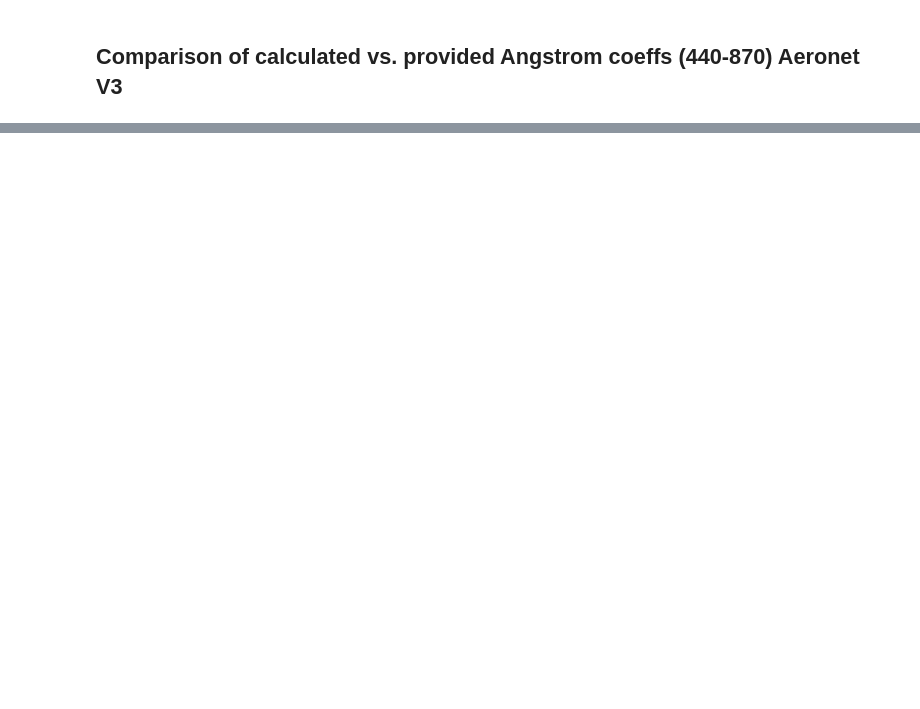
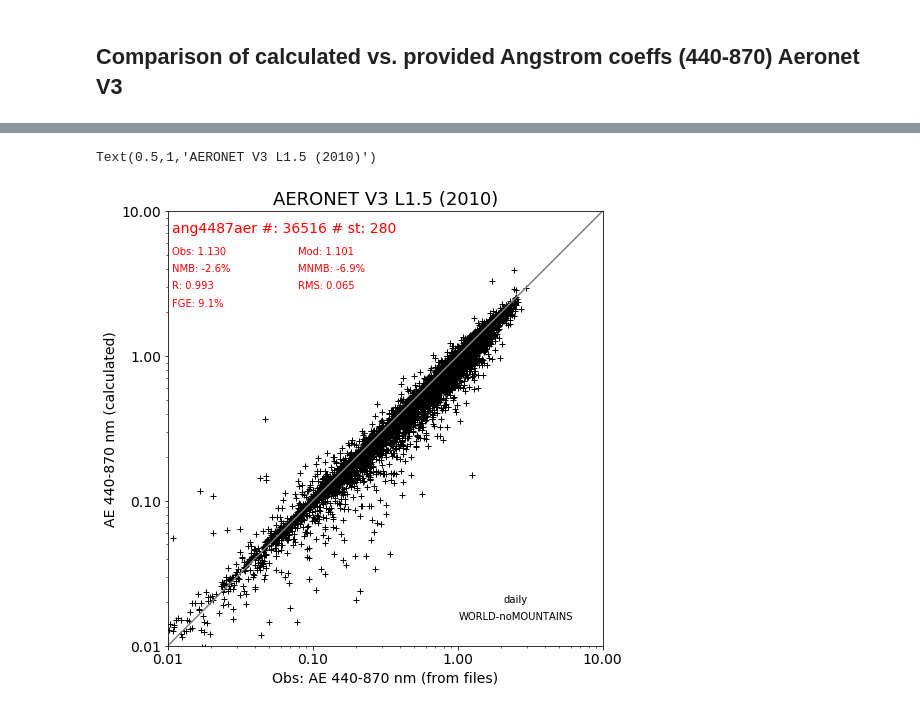
Before and after one commit to jgliss/aerocom_obs_props, a Jupyter notebook: test_scripts/aeronetV3_compare_angstrom.ipynb, the cells around one changed output, grey strips where cells are left out. Saved outputs shown, nothing was run; the diff lists cells and outputs as text; code cells hidden in the pictures; blank space fills up the shorter version.

```diff
--- a/test_scripts/aeronetV3_compare_angstrom.ipynb
+++ b/test_scripts/aeronetV3_compare_angstrom.ipynb
@@ -54,0 +82,5 @@ print(data)
+# %%
+stat_data_l15 = data_l15.to_station_data_all(vars_to_convert=VARS,
+                                             start=start_str,
+                                             stop=stop_str,
+                                             freq=TS_TYPE)
@@ -54,0 +122,15 @@ print(data)
+# %%
+ax = pya.plot.plotscatter_new.plot_scatter(model_vals=ang4487aer_calc_l15,
+                                           obs_vals=ang4487aer_file_l15,
+                                           model_id='AE 440-870 nm (calculated)',
+                                           obs_id='AE 440-870 nm (from files)',
+                                           var_name='ang4487aer',
+                                           start=start_str,
+                                           stop=stop_str,
+                                           ts_type=TS_TYPE,
+                                           stations_ok=stat_ok_l15,
+                                           filter_name=FILTER_NAME)
+ax.set_title('AERONET V3 L1.5 (2010)')
+# %% [output]
+Text(0.5,1,'AERONET V3 L1.5 (2010)')
+[figure, added]
```
Also changed, not shown: parts of 15 cells of this notebook, 3 other files.
